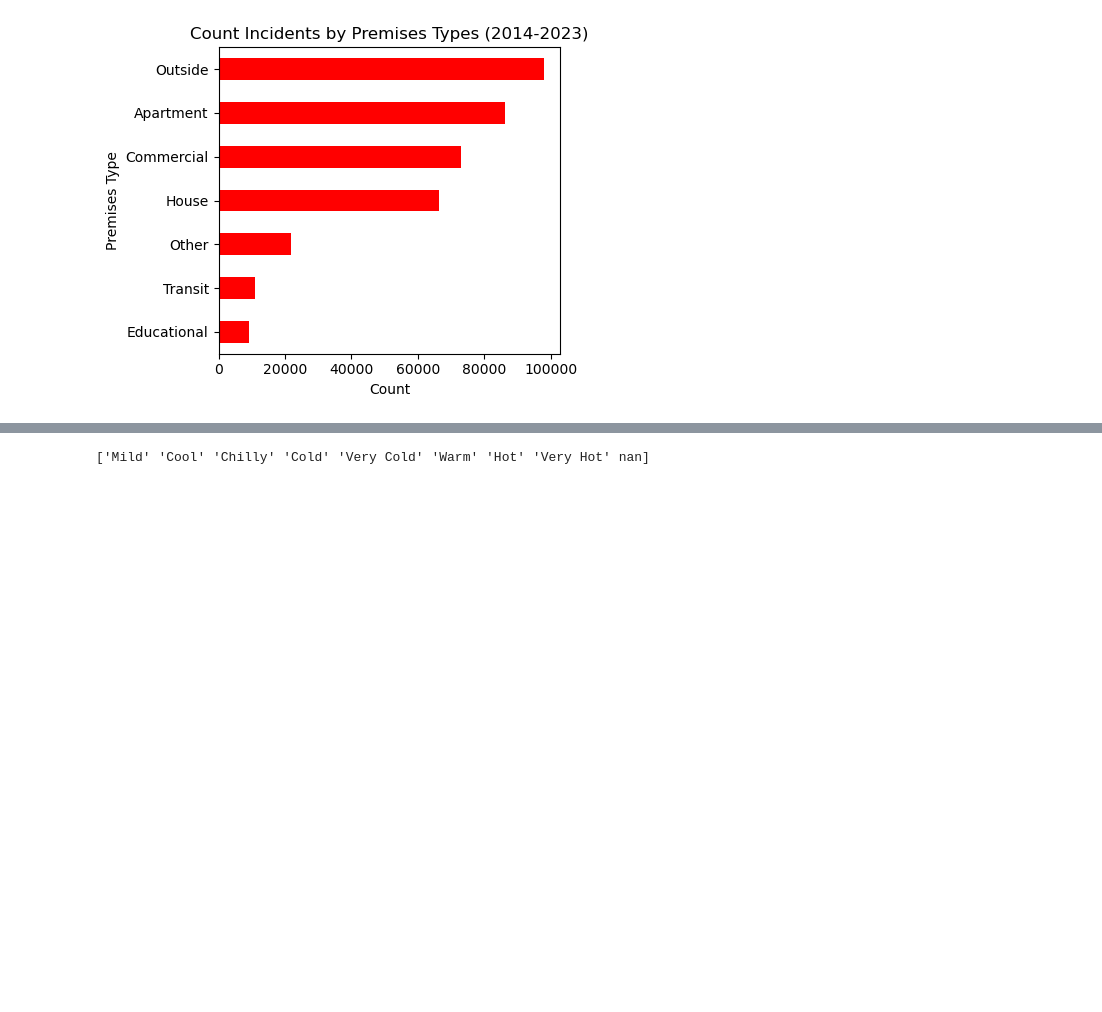
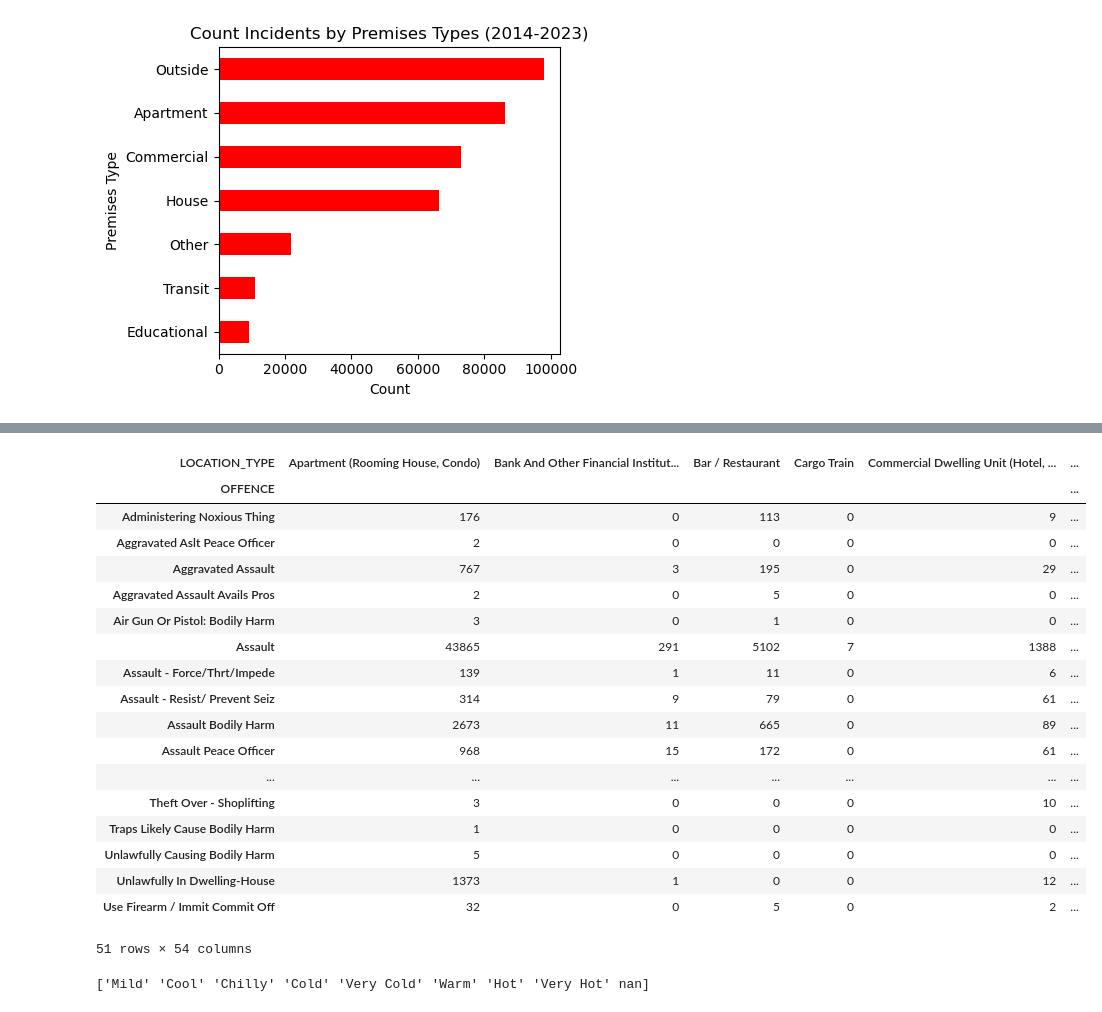
Before and after one commit to rentruong/ENGO645_TorontoCrimeAnalysis, a Jupyter notebook: DataExploration.ipynb, the cells around one changed output, grey strips where cells are left out. Drawn from its saved outputs; the diff is of its cells as text; code cells hidden in the pictures; blank space fills up the shorter version.

```diff
--- a/DataExploration.ipynb
+++ b/DataExploration.ipynb
@@ -245,3 +257,29 @@ plt.show()
+# %%
+# Create a pivot table to get counts for each combination of MCI_CATEGORY and PREMISES_TYPE
+pivot_table = MCI_data.pivot_table(index='OFFENCE', columns='LOCATION_TYPE', aggfunc='size', fill_value=0)
+
+# Display the pivot table
+pivot_table
+# %% [output]
+| LOCATION_TYPE | Apartment (Rooming House, Condo) | Bank And Other Financial Institut... | Bar / Restaurant | Cargo Train | Commercial Dwelling Unit (Hotel, ... | ... |
+| OFFENCE |  |  |  |  |  | ... |
+| Administering Noxious Thing | 176 | 0 | 113 | 0 | 9 | ... |
+| Aggravated Aslt Peace Officer | 2 | 0 | 0 | 0 | 0 | ... |
+| Aggravated Assault | 767 | 3 | 195 | 0 | 29 | ... |
+| Aggravated Assault Avails Pros | 2 | 0 | 5 | 0 | 0 | ... |
+| Air Gun Or Pistol: Bodily Harm | 3 | 0 | 1 | 0 | 0 | ... |
+| Assault | 43865 | 291 | 5102 | 7 | 1388 | ... |
+| Assault - Force/Thrt/Impede | 139 | 1 | 11 | 0 | 6 | ... |
+| Assault - Resist/ Prevent Seiz | 314 | 9 | 79 | 0 | 61 | ... |
+| Assault Bodily Harm | 2673 | 11 | 665 | 0 | 89 | ... |
+| Assault Peace Officer | 968 | 15 | 172 | 0 | 61 | ... |
+| ... | ... | ... | ... | ... | ... | ... |
+| Theft Over - Shoplifting | 3 | 0 | 0 | 0 | 10 | ... |
+| Traps Likely Cause Bodily Harm | 1 | 0 | 0 | 0 | 0 | ... |
+| Unlawfully Causing Bodily Harm | 5 | 0 | 0 | 0 | 0 | ... |
+| Unlawfully In Dwelling-House | 1373 | 1 | 0 | 0 | 12 | ... |
+| Use Firearm / Immit Commit Off | 32 | 0 | 5 | 0 | 2 | ... |
+51 rows × 54 columns
 # %%
 # Get unique TEMPCategories
 unique_temp_categories = MCI_data['TEMPCategory'].unique()
```
Also changed, not shown: parts of 6 cells of this notebook.
